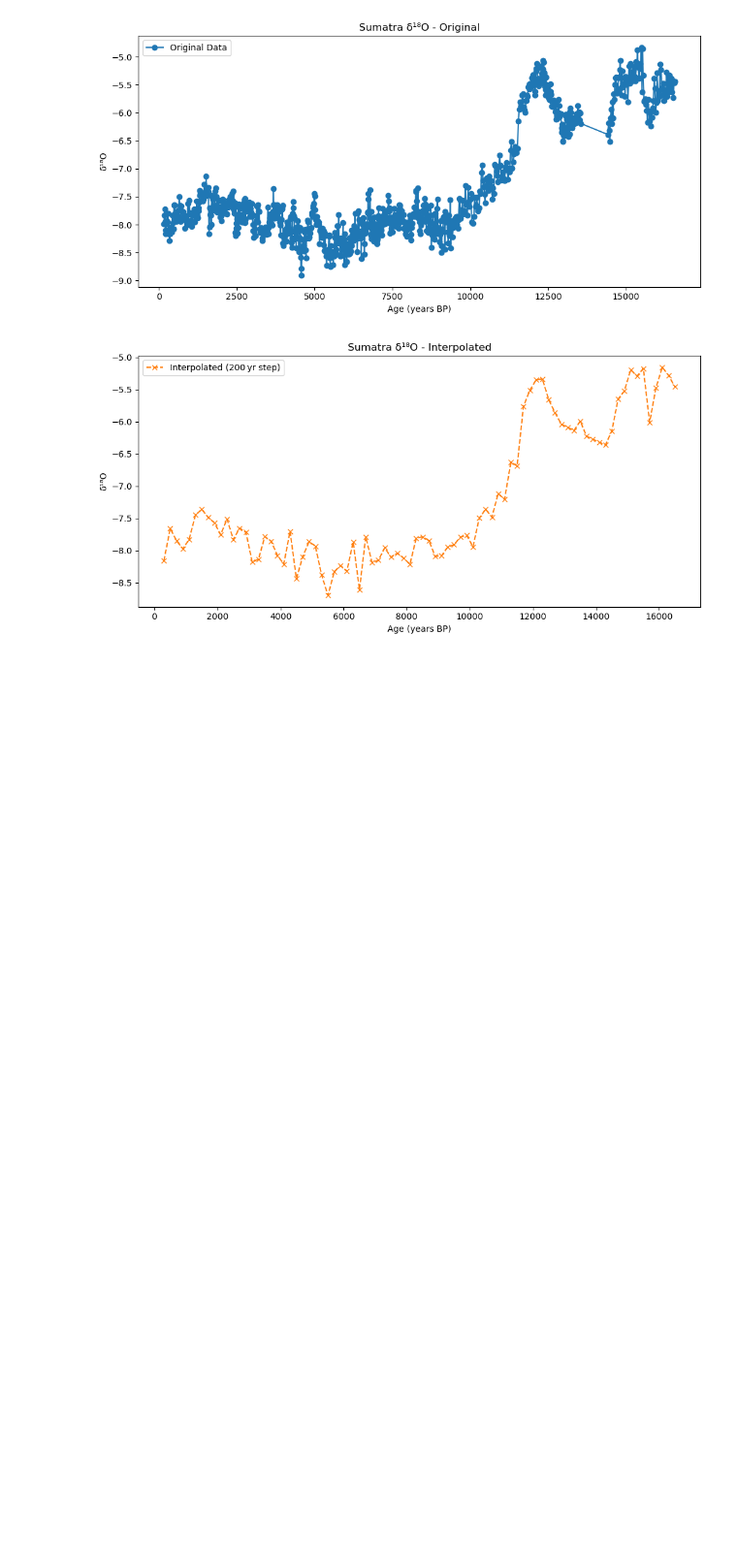
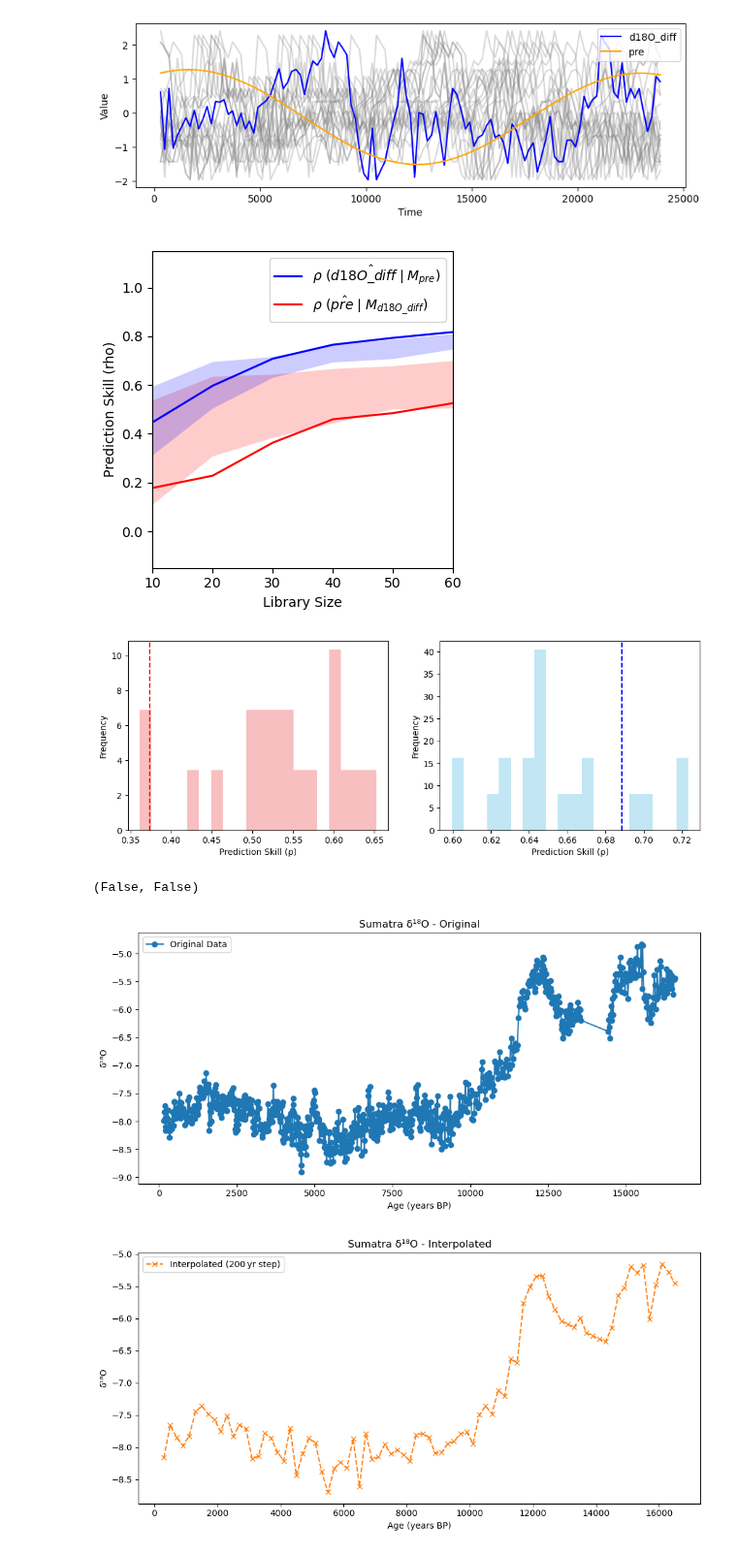
Before and after one commit to Peisong-Zheng/Inso_LGMR, a Jupyter notebook: verification_Borneo.ipynb, the cells around one changed output. Shown at 97% size. Saved outputs shown, nothing was run; the diff lists cells and outputs as text; code cells hidden in the pictures; blank space fills up the shorter version.

```diff
--- a/verification_Borneo.ipynb
+++ b/verification_Borneo.ipynb
@@ -1,3 +179,36 @@
+# %%
+from toolbox import significant_test as st
+import importlib
+importlib.reload(st)
+
+
+
+df_merged = pd.DataFrame({
+    'age':       df_d18O_interp['age'].values,
+    'd18O_diff': df_d18O_interp['d18O_diff'].values,
+    'pre':       df_pre['pre'].values
+})
+
+
+ccm_out, ran_ccm_list,test_result = st.ccm_significance_test_v2_df(
+    df_input      = df_merged,
+    E         = 5,
+    tau       = -3,
+    Tp =0,
+    n_ran     = 20,
+    libSizes  = "10 20 30 40 50 60",
+    random=True,
+    sample    = 10,
+    showPlot  = True
+)
+
+# print test_result
+print(test_result)
+# %% [output]
+[figure, added]
+[figure, added]
+[figure, added]
+(False, False)
 # %%
 import pandas as pd
 
```
Also changed, not shown: parts of 2 cells of this notebook, 1 other file.
